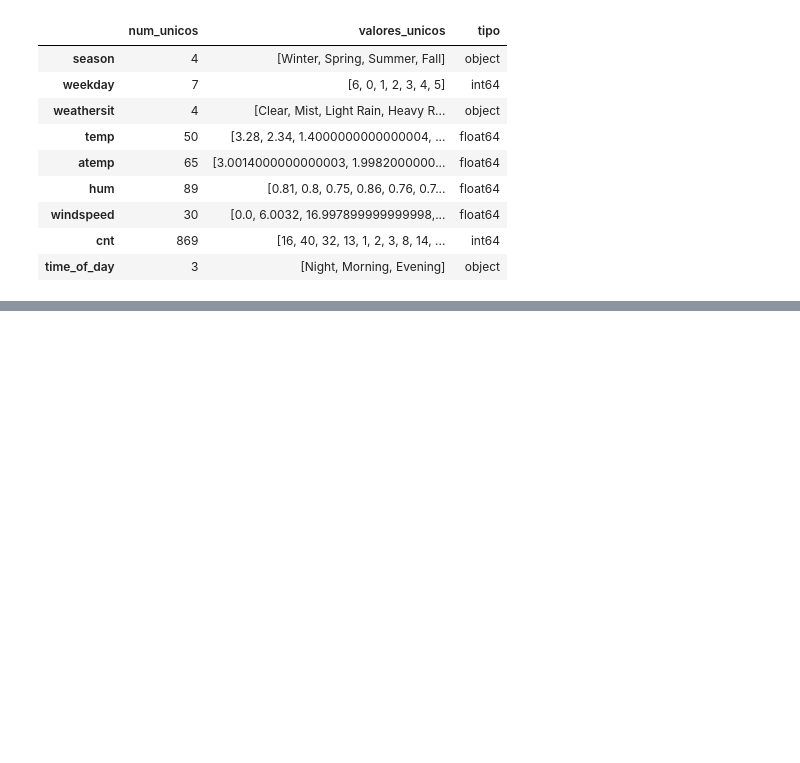
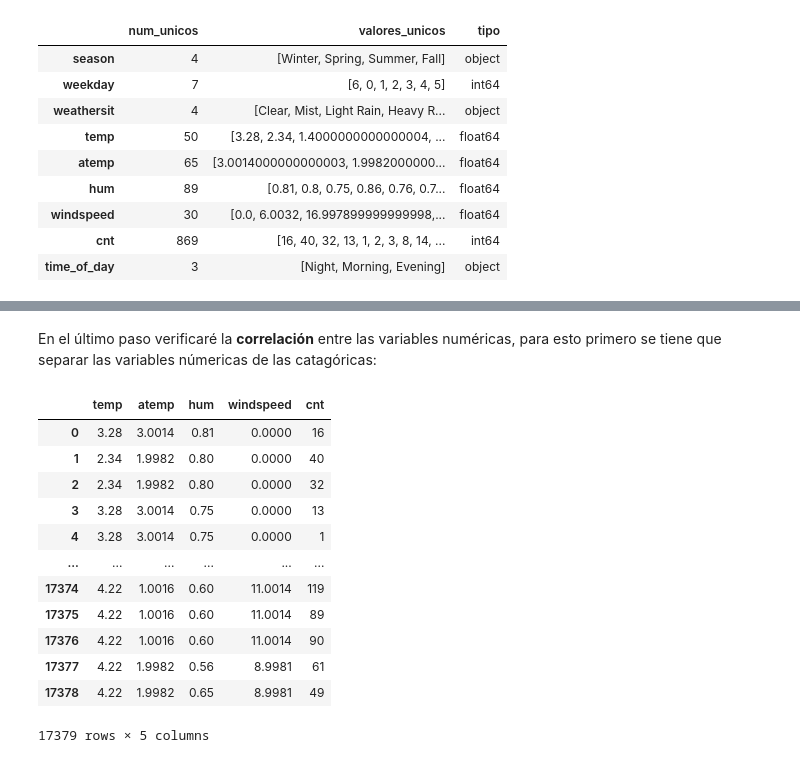
Before and after one commit to JhonZacipa/ML-Project-bicycle-usage-demand-estimation, a Jupyter notebook: ProyectoEtapa1Notebook.ipynb, the cells around one changed output, grey strips where cells are left out. Drawn from its saved outputs; the diff is of its cells as text; code cells hidden in the pictures; blank space fills up the shorter version.

```diff
--- a/ProyectoEtapa1Notebook.ipynb
+++ b/ProyectoEtapa1Notebook.ipynb
@@ -185,0 +274,20 @@ Datos del diccionario:
+# %% [markdown]
+En el último paso verificaré la **correlación** entre las variables numéricas, para esto primero se tiene que separar las variables númericas de las catagóricas:
+# %%
+#En este punto del desarrollo del proyecto ya me di cuenta que weekday tiene que ser categorica ya que el miercoles no tiene que pesar mas que el martes por ejemplo.
+numericas = data.drop({'weekday','season','weathersit','time_of_day'},axis='columns')
+numericas
+# %% [output]
+|  | temp | atemp | hum | windspeed | cnt |
+| 0 | 3.28 | 3.0014 | 0.81 | 0.0000 | 16 |
+| 1 | 2.34 | 1.9982 | 0.80 | 0.0000 | 40 |
+| 2 | 2.34 | 1.9982 | 0.80 | 0.0000 | 32 |
+| 3 | 3.28 | 3.0014 | 0.75 | 0.0000 | 13 |
+| 4 | 3.28 | 3.0014 | 0.75 | 0.0000 | 1 |
+| ... | ... | ... | ... | ... | ... |
+| 17374 | 4.22 | 1.0016 | 0.60 | 11.0014 | 119 |
+| 17375 | 4.22 | 1.0016 | 0.60 | 11.0014 | 89 |
+| 17376 | 4.22 | 1.0016 | 0.60 | 11.0014 | 90 |
+| 17377 | 4.22 | 1.9982 | 0.56 | 8.9981 | 61 |
+| 17378 | 4.22 | 1.9982 | 0.65 | 8.9981 | 49 |
+17379 rows × 5 columns
```
Also changed, not shown: parts of 20 cells of this notebook.
